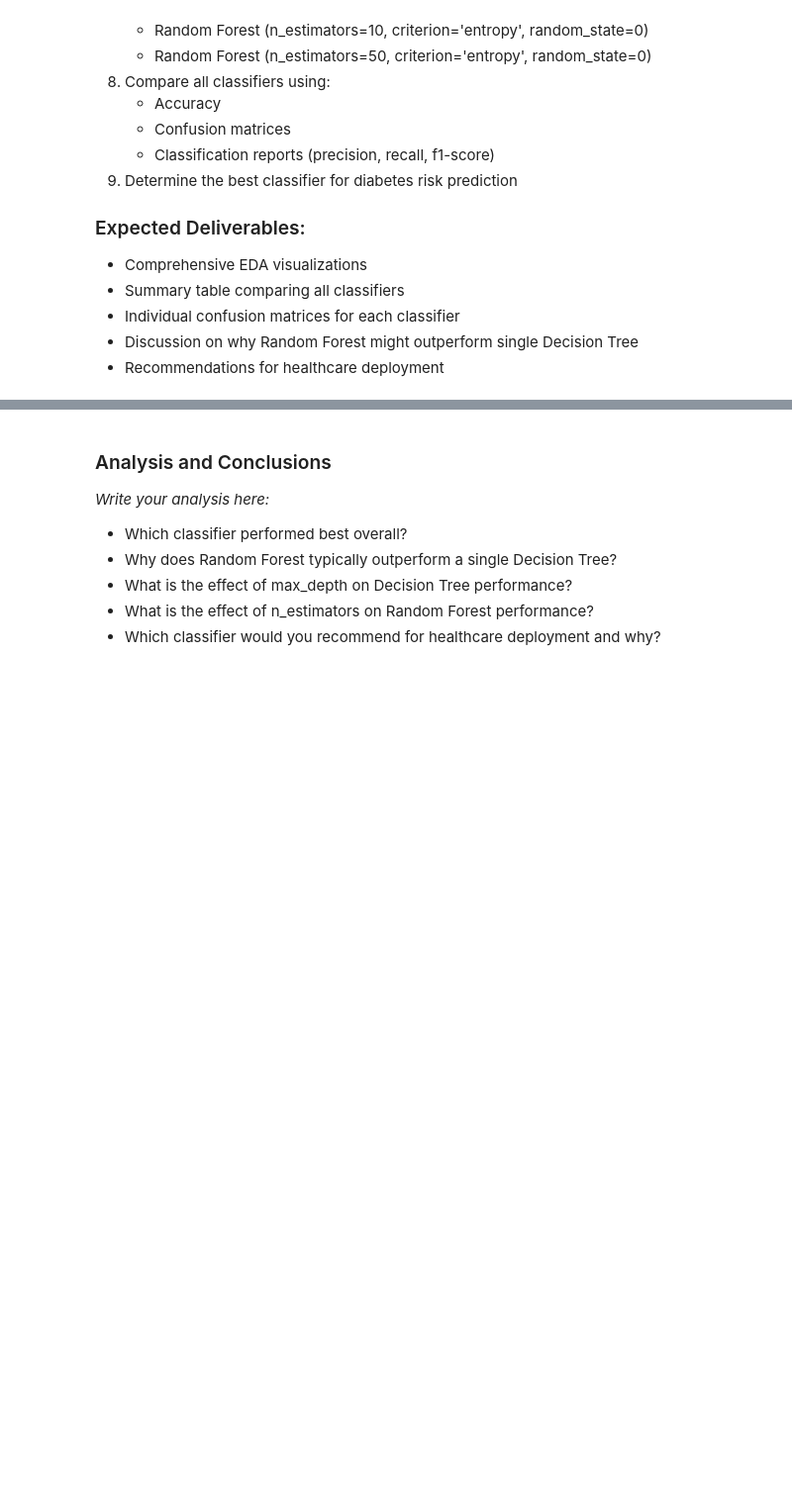
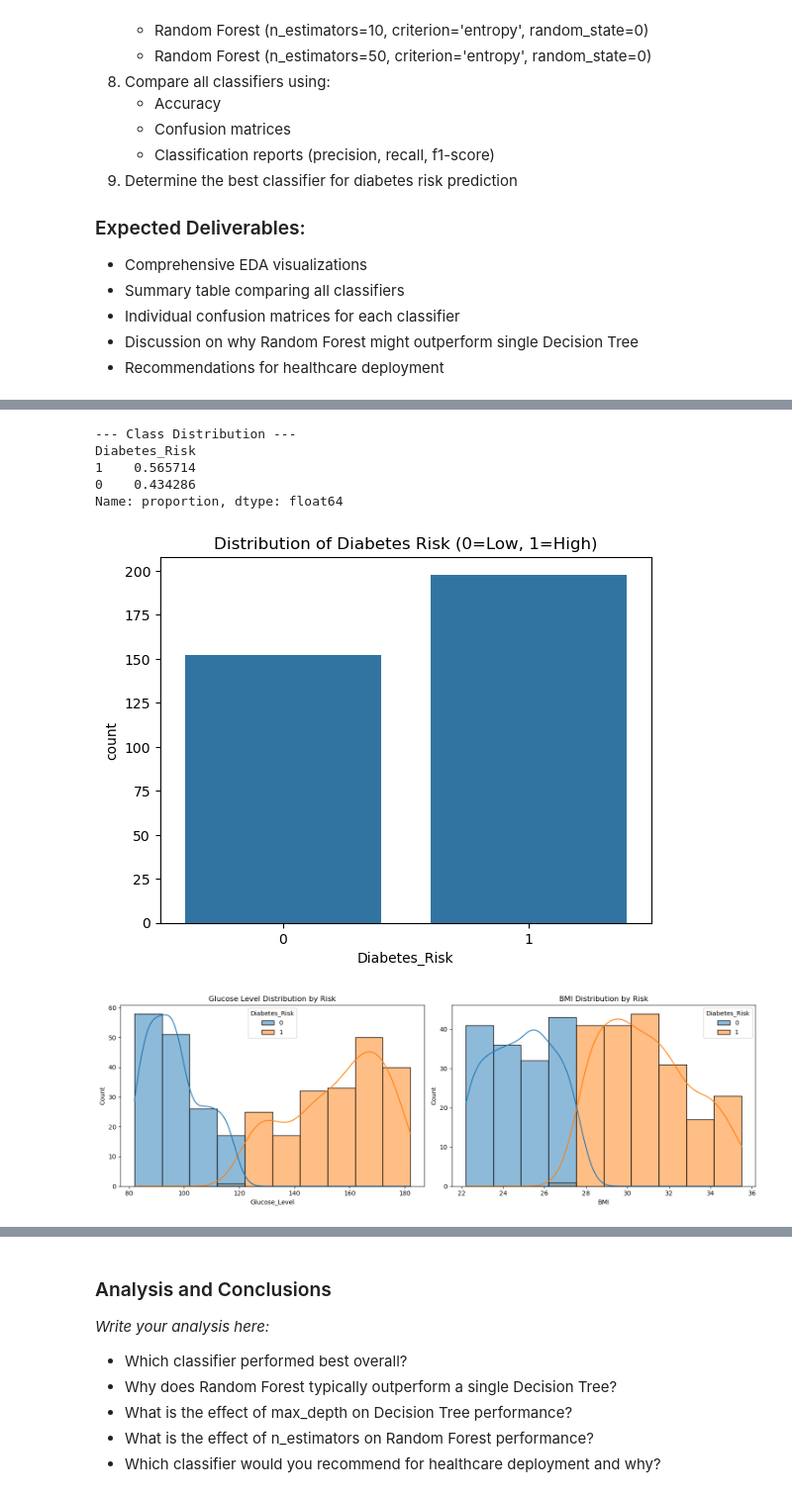
Before and after one commit to Blessing-Ekeh/dataraflow-week18-Classification--II-Decision-Trees-Random-Forests, a Jupyter notebook: Take Home.ipynb, the cells around one changed output, grey strips where cells are left out. Shown at 99% size. Cells and saved outputs as stored; diff of their text form; code cells hidden in the pictures; blank space fills up the shorter version.

Commit message:
Assignment 3 Solved

```diff
--- a/Take Home.ipynb
+++ b/Take Home.ipynb
@@ -914,2 +922,4 @@ While this model achieved perfect results on the provided sample, real-world fra
 # %%
 # Load and explore the dataset
+assignment3_data = pd.read_csv('Assignment-Dataset/assignment3_classifier_comparison.csv')
+assignment3_data.head()
@@ -916,2 +981,45 @@ While this model achieved perfect results on the provided sample, real-world fra
 # %%
 # Comprehensive Exploratory Data Analysis
+#--- Class Distribution (Diabetes_Risk)
+print("--- Class Distribution ---")
+print(assignment3_data['Diabetes_Risk'].value_counts(normalize=True))
+sns.countplot(x='Diabetes_Risk', data=assignment3_data)
+plt.title('Distribution of Diabetes Risk (0=Low, 1=High)')
+plt.show()
+
+#--- Feature Distributions by Risk Category
+# Focusing on key indicators: Glucose_Level and BMI, which are known to be strong predictors of diabetes risk
+fig, axes = plt.subplots(1, 2, figsize=(15, 5))
+
+# Plot 1: Glucose Level
+sns.histplot(data=assignment3_data, x='Glucose_Level', hue='Diabetes_Risk', kde=True, ax=axes[0])
+axes[0].set_title('Glucose Level Distribution by Risk')
+
+# Plot 2: BMI
+sns.histplot(data=assignment3_data, x='BMI', hue='Diabetes_Risk', kde=True, ax=axes[1])
+axes[1].set_title('BMI Distribution by Risk')
+
+plt.tight_layout()
+plt.show()
+
+#--- Analysis by Physical Activity Level
+plt.figure(figsize=(10, 6))
+sns.countplot(x='Physical_Activity', hue='Diabetes_Risk', data=assignment3_data, order=['Low', 'Medium', 'High'])
+plt.title('Diabetes Risk by Physical Activity Level')
+plt.show()
+
+#--- Feature Correlations
+plt.figure(figsize=(12, 8))
+# Drop non-numeric ID and original categorical column for heatmap
+numeric_df = assignment3_data.drop(['Patient_ID', 'Physical_Activity'], axis=1)
+sns.heatmap(numeric_df.corr(), annot=True, cmap='coolwarm', fmt=".2f")
+plt.title('Correlation Heatmap of Health Indicators')
+plt.show()
+# %% [output]
+--- Class Distribution ---
+Diabetes_Risk
+1    0.565714
+0    0.434286
+Name: proportion, dtype: float64
+[figure, added]
+[figure, added]
```
Also changed, not shown: parts of 18 cells of this notebook.
